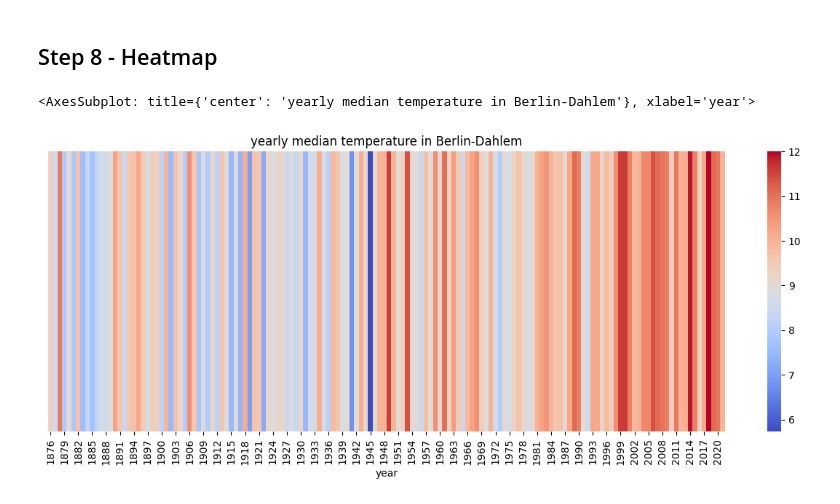
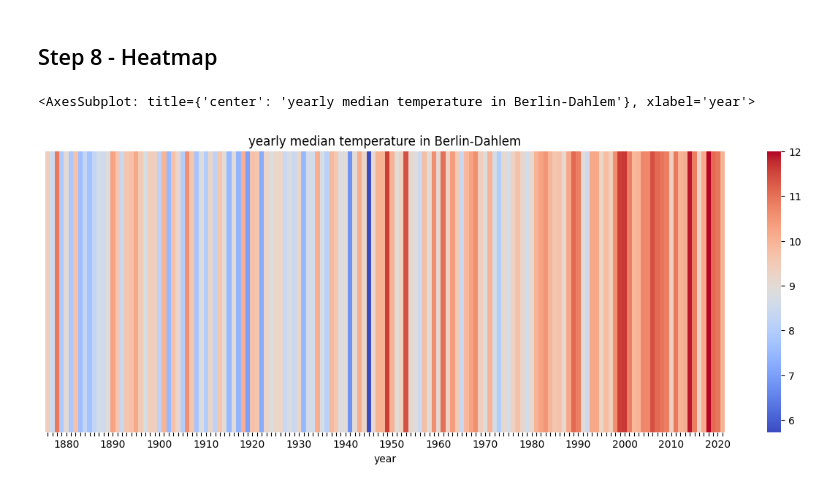
Before and after one commit to ZinoM21/data-science-fs2022, a Jupyter notebook: Homework/Project-2.1/climate-stripes.ipynb, the cells around one changed output. Saved outputs shown, nothing was run; the diff lists cells and outputs as text; code cells hidden in the pictures.

```diff
--- a/Homework/Project-2.1/climate-stripes.ipynb
+++ b/Homework/Project-2.1/climate-stripes.ipynb
@@ -162,26 +172,30 @@ df5_yearly.plot(y='temperature')
 # %%
 # Storing yearly median data in single column DataFrame
 
 df6 = df4.groupby('year')[['year', 'temperature']].median().transpose()
 
 # I tried to use this solution at first:
 # df6 = df5_yearly[['temperature']].transpose()
 # because the yearly data is already stored from the Step 7,
 # but the df5_yearly does not include the year column.
 # I also could have taken the year from the datetime column,
 # but that would be another step again, so no time would have been saved there.
 # Therefore I just used the good ol' groupby function.
-# EDIT: another solution which works could have been the .astype(str) method....
 
 cmap = plt.get_cmap('coolwarm')
 
+xlabels = [x if int(x) % 10 == 0 else '' for x in df6.columns]
+
+
 plt.figure(figsize=(15, 5))
 plt.title('yearly median temperature in Berlin-Dahlem')
-sns.heatmap(df6, cmap=cmap, yticklabels=[])
+sns.heatmap(df6, cmap=cmap, yticklabels=[], xticklabels=xlabels)
 
 # My questions:
 # 1: Are there simple ways to rotate the tick label? couldnt find one
+# EDIT: no
 # 2: Are there simple ways to drop every 5th tick label to make it more readable? couldnt find one
+# EDIT: yes, cticklabels can be a list compreheension, see above
 # %% [output]
 <AxesSubplot: title={'center': 'yearly median temperature in Berlin-Dahlem'}, xlabel='year'>
-[figure, old version]
+[figure, new version]
```
Also changed, not shown: parts of 4 cells of this notebook.
